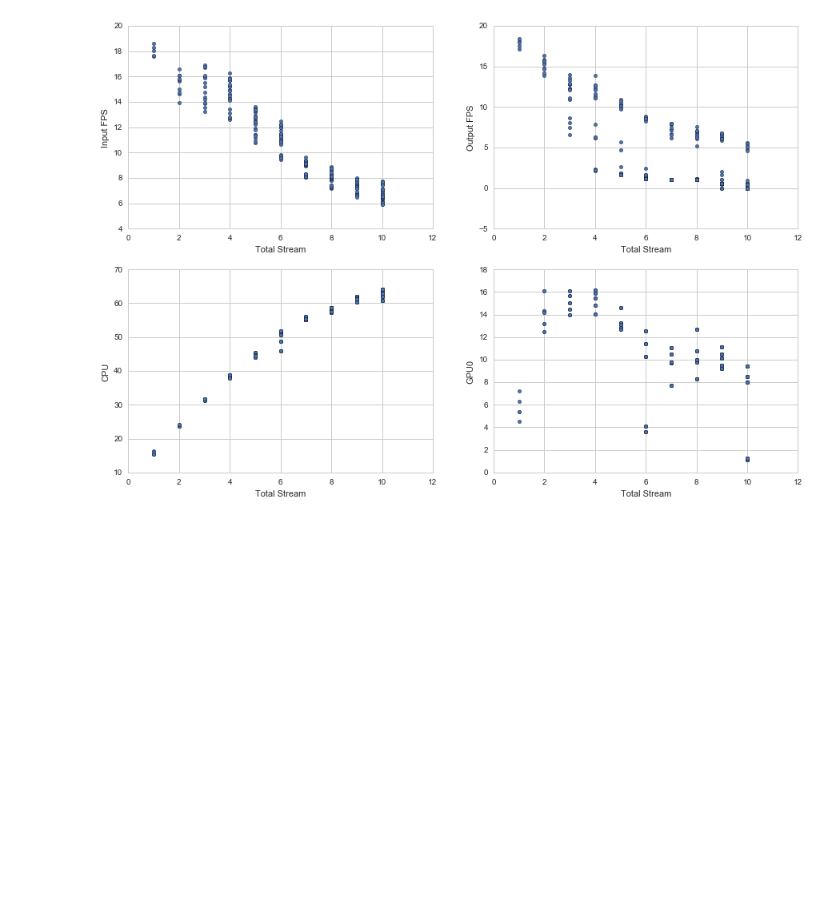
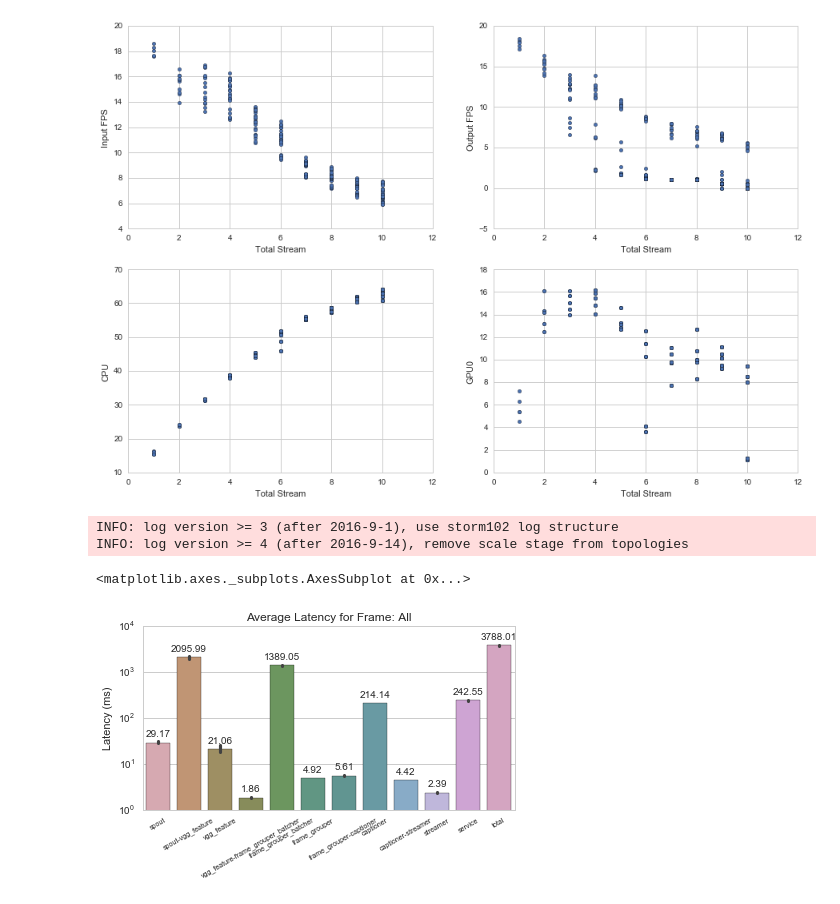
Before and after one commit to Aetf/remotelog, a Jupyter notebook: Exp-Res-New.ipynb, the cells around one changed output. Drawn from its saved outputs; the diff is of its cells as text; code cells hidden in the pictures; blank space fills up the shorter version.

```diff
--- a/Exp-Res-New.ipynb
+++ b/Exp-Res-New.ipynb
@@ -228,3 +228,10 @@ df.plot.scatter(x='Total Stream', y='GPU0', ax=axs[1][1])
 # %% [output]
 <matplotlib.axes._subplots.AxesSubplot at 0x...>
 [figure]
+# %%
+cap_mul_s1.exps[0].latency()
+# %% [output]
+INFO: log version >= 3 (after 2016-9-1), use storm102 log structure
+INFO: log version >= 4 (after 2016-9-14), remove scale stage from topologies
+<matplotlib.axes._subplots.AxesSubplot at 0x...>
+[figure, added]
```
Also changed, not shown: 2 other files.
